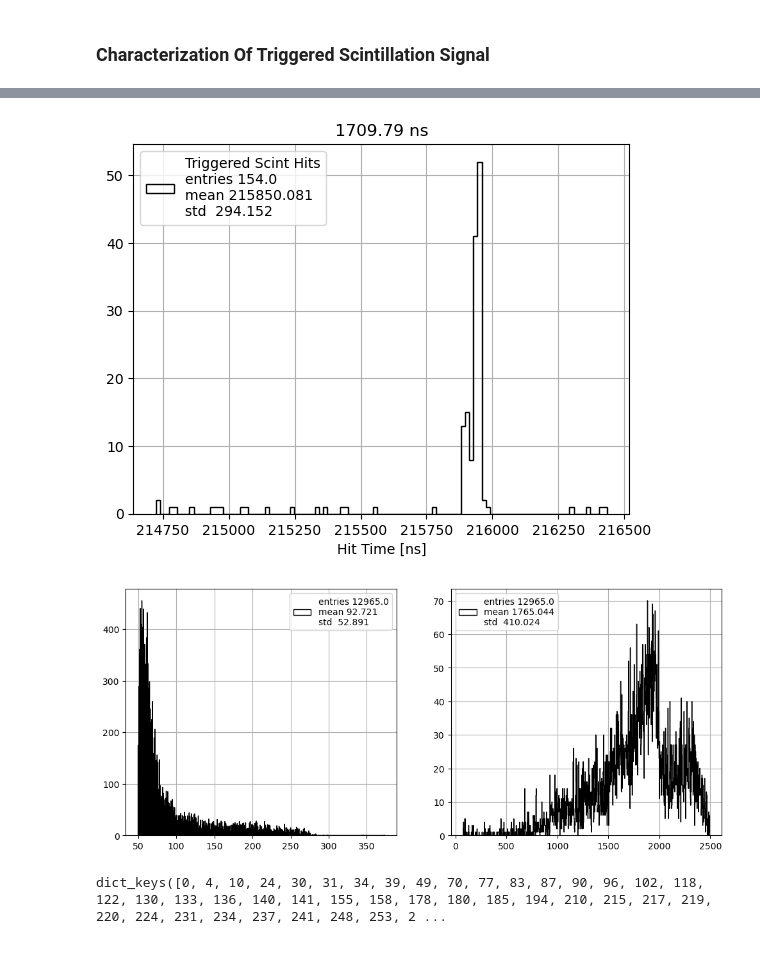
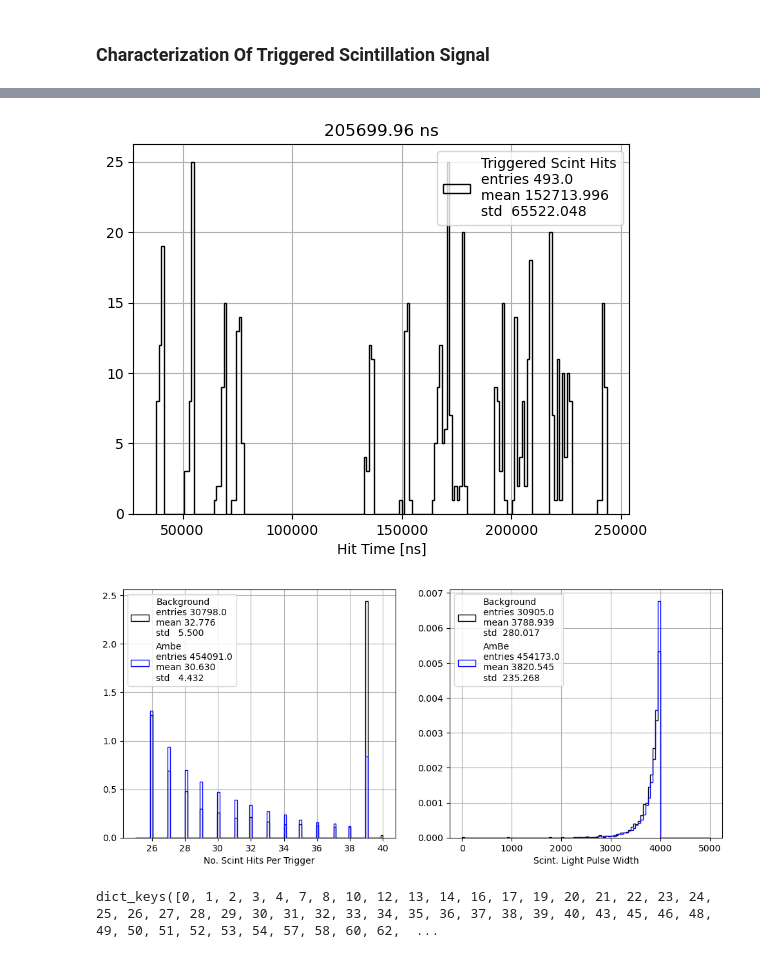
Before and after one commit to DiegoCostas97/AmBe_Data_Analysis, a Jupyter notebook: NB/comparison.ipynb, the cells around one changed output, grey strips where cells are left out. Drawn from its saved outputs; the diff is of its cells as text; code cells hidden in the pictures.

```diff
--- a/NB/comparison.ipynb
+++ b/NB/comparison.ipynb
@@ -207,0 +658,5 @@ pltext.hist(ambe_no_hits_per_bin, 40, ylog=True, range=(0, 40), xylabels="No. Hi
+# %%
+bkg__mask = [(bkg__no_hits_perRW > 750) & (bkg__no_hits_perRW < 1500)]
+ambe_mask = [(ambe_no_hits_perRW > 750) & (ambe_no_hits_perRW < 1500)]
+bkg__corrected_no_hits_per_bin = np.concatenate([np.histogram(bkg__corrected_run_times_sorted[ev], np.arange(0, 270e3, 2.5e3))[0] for ev in tqdm(range(len(bkg__corrected_run_times_sorted[bkg__mask[0]])), total=len(bkg__corrected_run_times_sorted[bkg__mask[0]]))])
+ambe_corrected_no_hits_per_bin = np.concatenate([np.histogram(ambe_corrected_run_times_sorted[ev], np.arange(0, 270e3, 2.5e3))[0] for ev in tqdm(range(len(ambe_corrected_run_times_sorted[ambe_mask[0]])), total=len(ambe_corrected_run_times_sorted[ambe_mask[0]]))])
@@ -253,6 +841,6 @@ plt.legend();
 # %% [markdown]
 ### Characterization Of Triggered Scintillation Signal
 # %%
-bkg_triggered_scint_hits_index  = nHits(mode="multiple_events", hit_times=bkg_corrected_run_times_sorted,  w=1500, thresh_min=50, thresh_max=np.inf, pre_window=500, post_window=500, jump=2500, progress_bar=False)
-ambe_triggered_scint_hits_index = nHits(mode="multiple_events", hit_times=ambe_corrected_run_times_sorted, w=1500, thresh_min=50, thresh_max=np.inf, pre_window=500, post_window=500, jump=2500, progress_bar=False)
+bkg__triggered_scint_hits_index = nHits(mode="multiple_events", hit_times=bkg__corrected_run_times_sorted, w=4000, thresh_min=26, thresh_max=40, pre_window=0, post_window=0, jump=4000)
+ambe_triggered_scint_hits_index = nHits(mode="multiple_events", hit_times=ambe_corrected_run_times_sorted, w=4000, thresh_min=26, thresh_max=40, pre_window=0, post_window=0, jump=4000)
 # %%
@@ -272,31 +860,39 @@ plt.title(f"Event {event}");
 # %%
-pltext.hist(data[np.concatenate(ambe_triggered_scint_hits_index.get(event))], 108,  xylabels="Hit Time [ns]", label=f"Triggered Scint Hits");
-plt.title(f"{data[np.concatenate(ambe_triggered_scint_hits_index.get(event))][-1] - data[np.concatenate(ambe_triggered_scint_hits_index.get(event))][0]:.2f} ns");
+pltext.hist(data[np.concatenate(ambe_triggered_scint_hits_index[0].get(event))], 180,  xylabels="Hit Time [ns]", label=f"Triggered Scint Hits");
+plt.title(f"{data[np.concatenate(ambe_triggered_scint_hits_index[0].get(event))][-1] - data[np.concatenate(ambe_triggered_scint_hits_index[0].get(event))][0]:.2f} ns");
 # %% [output]
-[figure, old version]
+[figure, new version]
 # %%
-no_scint_hits     = []
-scint_pulse_width = []
-for key, values in tqdm(ambe_triggered_scint_hits_index.items(), total=len(ambe_triggered_scint_hits_index.items())):
-    data = ambe_corrected_run_times_sorted[key]
-    for i in ambe_triggered_scint_hits_index.get(key):
-        triggered_hits = data[ambe_triggered_scint_hits_index.get(key)[0]]
+def scint_characterization(trigger_indices, data):
+    no_scint_hits     = []
+    scint_pulse_width = []
+    for key, values in tqdm(trigger_indices.items(), total=len(trigger_indices.items())):
+        event_data = data[key]
+        for i in trigger_indices.get(key):
+            triggered_hits = event_data[trigger_indices.get(key)[0]]
 
-        no_scint_hits    .append(len(triggered_hits))
-        scint_pulse_width.append(triggered_hits[-1] - triggered_hits[0])
+            no_scint_hits    .append(len(triggered_hits))
+            scint_pulse_width.append(triggered_hits[-1] - triggered_hits[0])
+
+    return no_scint_hits, scint_pulse_width
+# %%
+bkg__no_scint_hits, bkg__scint_pulse_width = scint_characterization(bkg__triggered_scint_hits_index[0], bkg__corrected_run_times_sorted)
+ambe_no_scint_hits, ambe_scint_pulse_width = scint_characterization(ambe_triggered_scint_hits_index[0], ambe_corrected_run_times_sorted)
 # %%
 subplot = pltext.canvas(2)
 
 subplot(1)
-pltext.hist(no_scint_hits, 1000);
+pltext.hist(bkg__no_scint_hits, 100, range=(25, 40), density=True, ylog=False ,xylabels="No. Scint Hits Per Trigger", label="Background");
+pltext.hist(ambe_no_scint_hits, 100, range=(25, 40), density=True, ylog=False ,xylabels="No. Scint Hits Per Trigger", label="Ambe");
 
 subplot(2)
-pltext.hist(scint_pulse_width, 1000);
+pltext.hist(bkg__scint_pulse_width, 100, range=(0, 5000), density=True, xylabels="Scint. Light Pulse Width", label="Background");
+pltext.hist(ambe_scint_pulse_width, 100, range=(0, 5000), density=True, xylabels="Scint. Light Pulse Width", label="AmBe");
 # %% [output]
-[figure, old version]
+[figure, new version]
 # %%
-bkg_triggered_scint_hits_index.keys()
+bkg__triggered_scint_hits_index[0].keys()
 # %% [output]
-dict_keys([0, 4, 10, 24, 30, 31, 34, 39, 49, 70, 77, 83, 87, 90, 96, 102, 118, 122, 130, 133, 136, 140, 141, 155, 158, 178, 180, 185, 194, 210, 215, 217, 219, 220, 224, 231, 234, 237, 241, 248, 253, 2 ...
+dict_keys([0, 1, 2, 3, 4, 7, 8, 10, 12, 13, 14, 16, 17, 19, 20, 21, 22, 23, 24, 25, 26, 27, 28, 29, 30, 31, 32, 33, 34, 35, 36, 37, 38, 39, 40, 43, 45, 46, 48, 49, 50, 51, 52, 53, 54, 57, 58, 60, 62,  ...
 # %%
 event = 0
```
Also changed, not shown: parts of 103 cells of this notebook.
